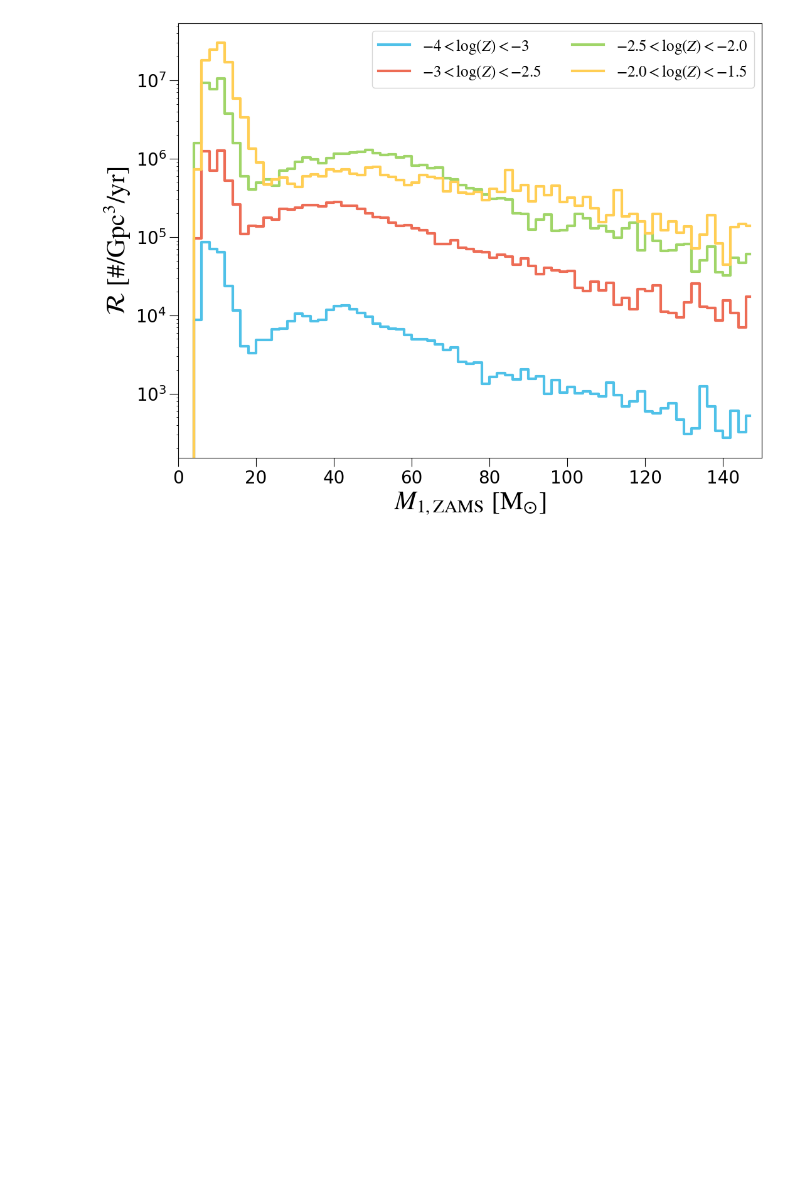
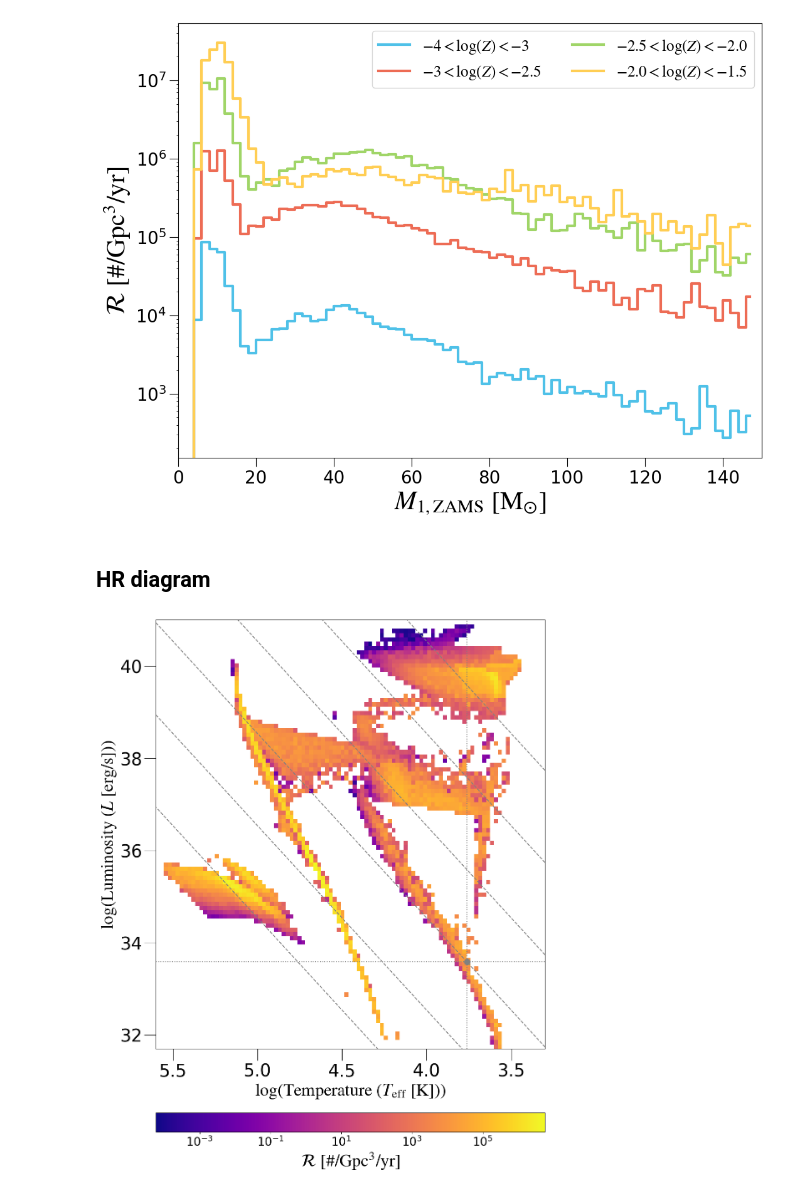
Before and after one commit to KohkiUno/hypernebula_analysis, a Jupyter notebook: distribution.ipynb, the cells around one changed output. Drawn from its saved outputs; the diff is of its cells as text; code cells hidden in the pictures; blank space fills up the shorter version.

```diff
--- a/distribution.ipynb
+++ b/distribution.ipynb
@@ -71,9 +71,12 @@ c = 2.99792458e10 # Light Speed (cm/s)
 mp =  1.673e-24 # Proton Mass (g)
 me = 9.1093837015e-28 # Electron Mass (g)
 
+sigma = 5.67e-5 #Stefan-Boltzmann Constant (erg/cm^2/K^4/s)
 Msun = 1.99e33 # Solar Mass (g)
 Lsun = 3.839e33 # Solar Luminosity (erg/s)
 Rsun = 6.955e10 # Solar Radius (cm)
+Tsun = (Lsun / (4*np.pi*Rsun**2*sigma))**0.25
+
 
 hr = 3600.0 # Hour (s)
 day = 24.0*hr # Day (s)
@@ -84,8 +87,6 @@ q = 4.80320425e-10
 r_e = (q**2/(me*c**2))
 sigma_T = (8.*np.pi/3.) * r_e**2
 
-sigma = 5.67e-5 #Stefan-Boltzmann Constant (erg/cm^2/K^4/s)
-
 Zsun = 0.014
 # %% [markdown]
 ## Path Setting & Read Data
@@ -890,3 +891,5 @@ plt.legend(fontsize = 18, ncol=2)
 plt.show()
 # %% [output]
 [figure]
+# %% [markdown]
+## HR diagram
@@ -892,0 +938,12 @@ plt.show()
+# %%
+T_bin100 = np.logspace(np.log10(10**3.3), np.log10(10**5.6), 100)
+L_bin100 = np.logspace(np.log10(5e31), np.log10(1e41), 100)
+
+hist_mt, T_edges, L_edges = np.histogram2d(mt['Teff(D)'], mt['Luminosity(D)']*Lsun,
+                                           bins=(T_bin100, L_bin100), weights=mt['rate_z0'])
+hist_ce, T_edges, L_edges = np.histogram2d(ce['Teff(D)'], ce['Luminosity(D)']*Lsun,
+                                           bins=(T_bin100, L_bin100), weights=ce['rate_z0'])
+# %%
+plot_hr((hist_mt+hist_ce), T_bin100, L_bin100, 'HR_all.pdf', Colormap='plasma')
+# %% [output]
+[figure, added]
```
Also changed, not shown: parts of 3 cells of this notebook.
